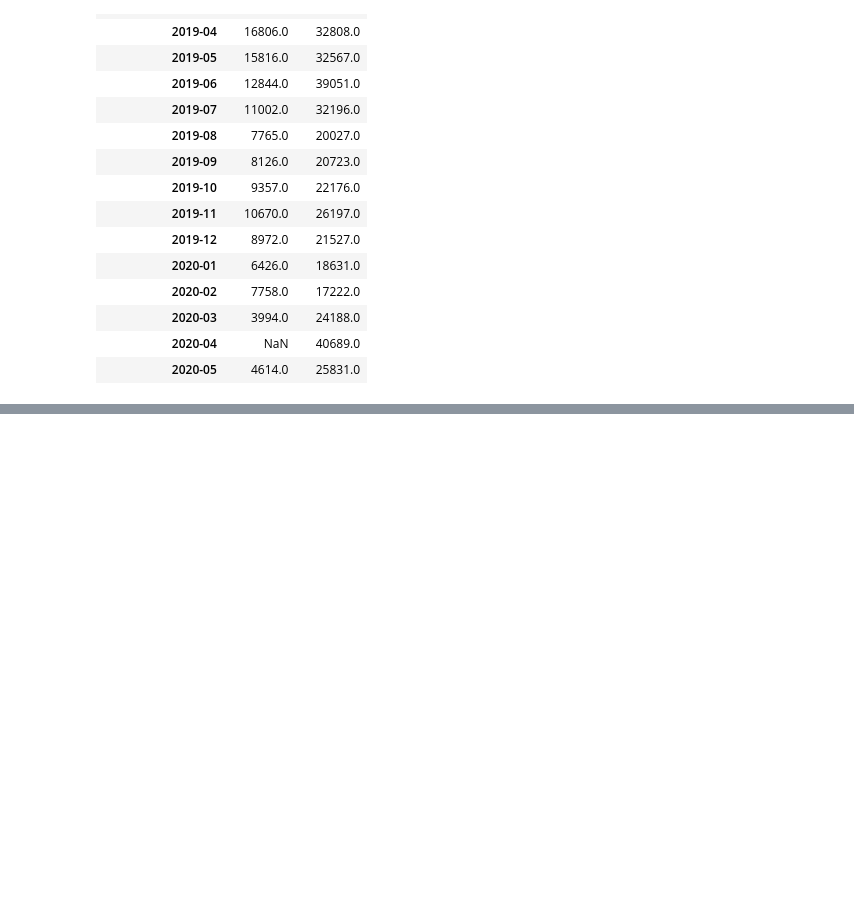
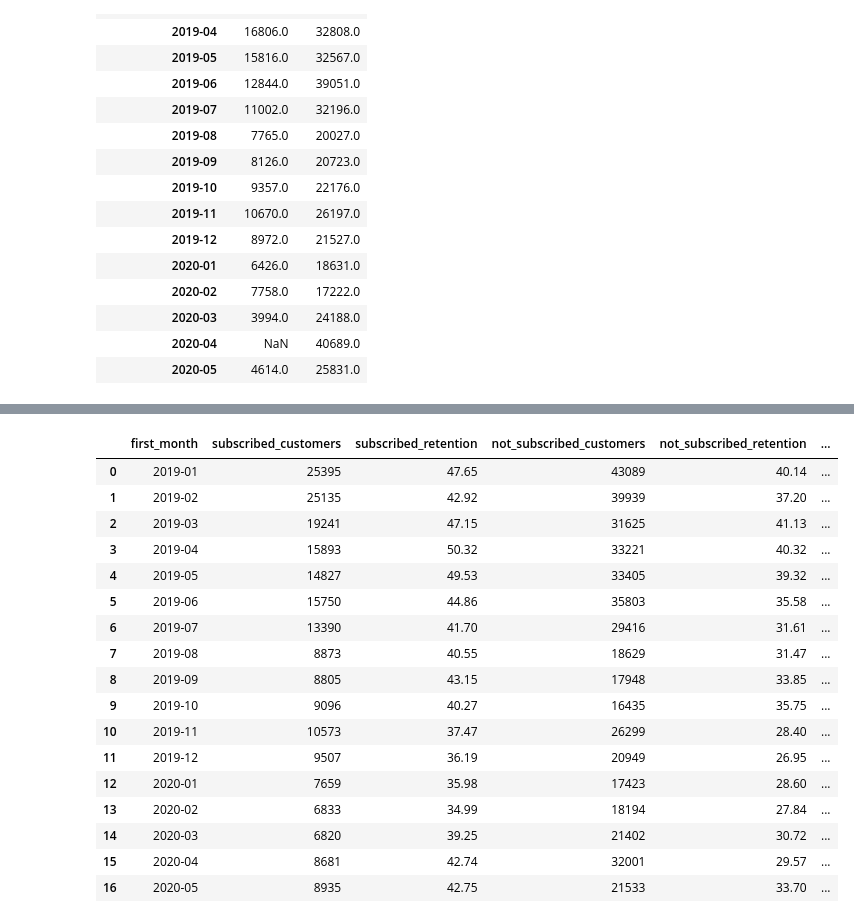
Before and after one commit to nastyaluziw-ux/hm-customer-retention-analysis, a Jupyter notebook: notebooks/01_retention_data_preparation.ipynb, the cells around one changed output, grey strips where cells are left out. Cells and saved outputs as stored; diff of their text form; code cells hidden in the pictures; blank space fills up the shorter version.

```diff
--- a/notebooks/01_retention_data_preparation.ipynb
+++ b/notebooks/01_retention_data_preparation.ipynb
@@ -2019,0 +2078,83 @@ channel_counts
+# %%
+news_month = con.sql("""
+WITH base AS (
+    SELECT
+        strftime(m.first_date, '%Y-%m') AS first_month,
+        m.ret_90d,
+        CASE
+            WHEN c.fashion_news_frequency IS NULL
+                THEN 'Unknown'
+            WHEN UPPER(c.fashion_news_frequency) = 'NONE'
+                THEN 'Not subscribed'
+            WHEN c.fashion_news_frequency IN ('Regularly', 'Monthly')
+                THEN 'Subscribed'
+            ELSE 'Other'
+        END AS news_segment
+    FROM customer_analysis_mart AS m
+    LEFT JOIN customers AS c
+        ON m.customer_id = c.customer_id
+)
+
+SELECT
+    first_month,
+
+    COUNT(*) FILTER (
+        WHERE news_segment = 'Subscribed'
+    ) AS subscribed_customers,
+
+    ROUND(
+        100.0 * AVG(ret_90d) FILTER (
+            WHERE news_segment = 'Subscribed'
+        ),
+        2
+    ) AS subscribed_retention,
+
+    COUNT(*) FILTER (
+        WHERE news_segment = 'Not subscribed'
+    ) AS not_subscribed_customers,
+
+    ROUND(
+        100.0 * AVG(ret_90d) FILTER (
+            WHERE news_segment = 'Not subscribed'
+        ),
+        2
+    ) AS not_subscribed_retention,
+
+    ROUND(
+        100.0 * (
+            AVG(ret_90d) FILTER (
+                WHERE news_segment = 'Subscribed'
+            )
+            -
+            AVG(ret_90d) FILTER (
+                WHERE news_segment = 'Not subscribed'
+            )
+        ),
+        2
+    ) AS gap_pp
+
+FROM base
+GROUP BY first_month
+ORDER BY first_month
+""").df()
+
+news_month
+# %% [output]
+|  | first_month | subscribed_customers | subscribed_retention | not_subscribed_customers | not_subscribed_retention | ... |
+| 0 | 2019-01 | 25395 | 47.65 | 43089 | 40.14 | ... |
+| 1 | 2019-02 | 25135 | 42.92 | 39939 | 37.20 | ... |
+| 2 | 2019-03 | 19241 | 47.15 | 31625 | 41.13 | ... |
+| 3 | 2019-04 | 15893 | 50.32 | 33221 | 40.32 | ... |
+| 4 | 2019-05 | 14827 | 49.53 | 33405 | 39.32 | ... |
+| 5 | 2019-06 | 15750 | 44.86 | 35803 | 35.58 | ... |
+| 6 | 2019-07 | 13390 | 41.70 | 29416 | 31.61 | ... |
+| 7 | 2019-08 | 8873 | 40.55 | 18629 | 31.47 | ... |
+| 8 | 2019-09 | 8805 | 43.15 | 17948 | 33.85 | ... |
+| 9 | 2019-10 | 9096 | 40.27 | 16435 | 35.75 | ... |
+| 10 | 2019-11 | 10573 | 37.47 | 26299 | 28.40 | ... |
+| 11 | 2019-12 | 9507 | 36.19 | 20949 | 26.95 | ... |
+| 12 | 2020-01 | 7659 | 35.98 | 17423 | 28.60 | ... |
+| 13 | 2020-02 | 6833 | 34.99 | 18194 | 27.84 | ... |
+| 14 | 2020-03 | 6820 | 39.25 | 21402 | 30.72 | ... |
+| 15 | 2020-04 | 8681 | 42.74 | 32001 | 29.57 | ... |
+| 16 | 2020-05 | 8935 | 42.75 | 21533 | 33.70 | ... |
```
Also changed, not shown: parts of 5 cells of this notebook.
